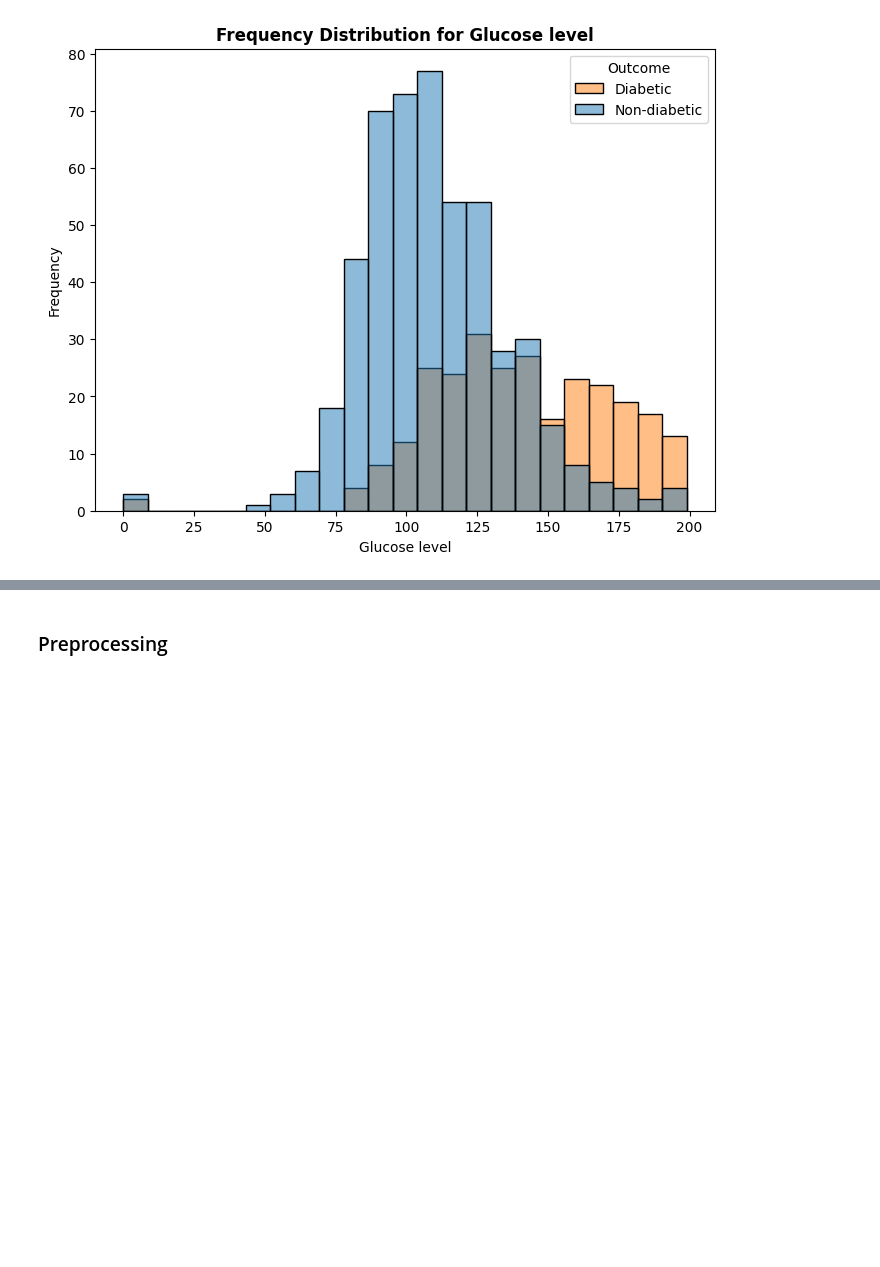
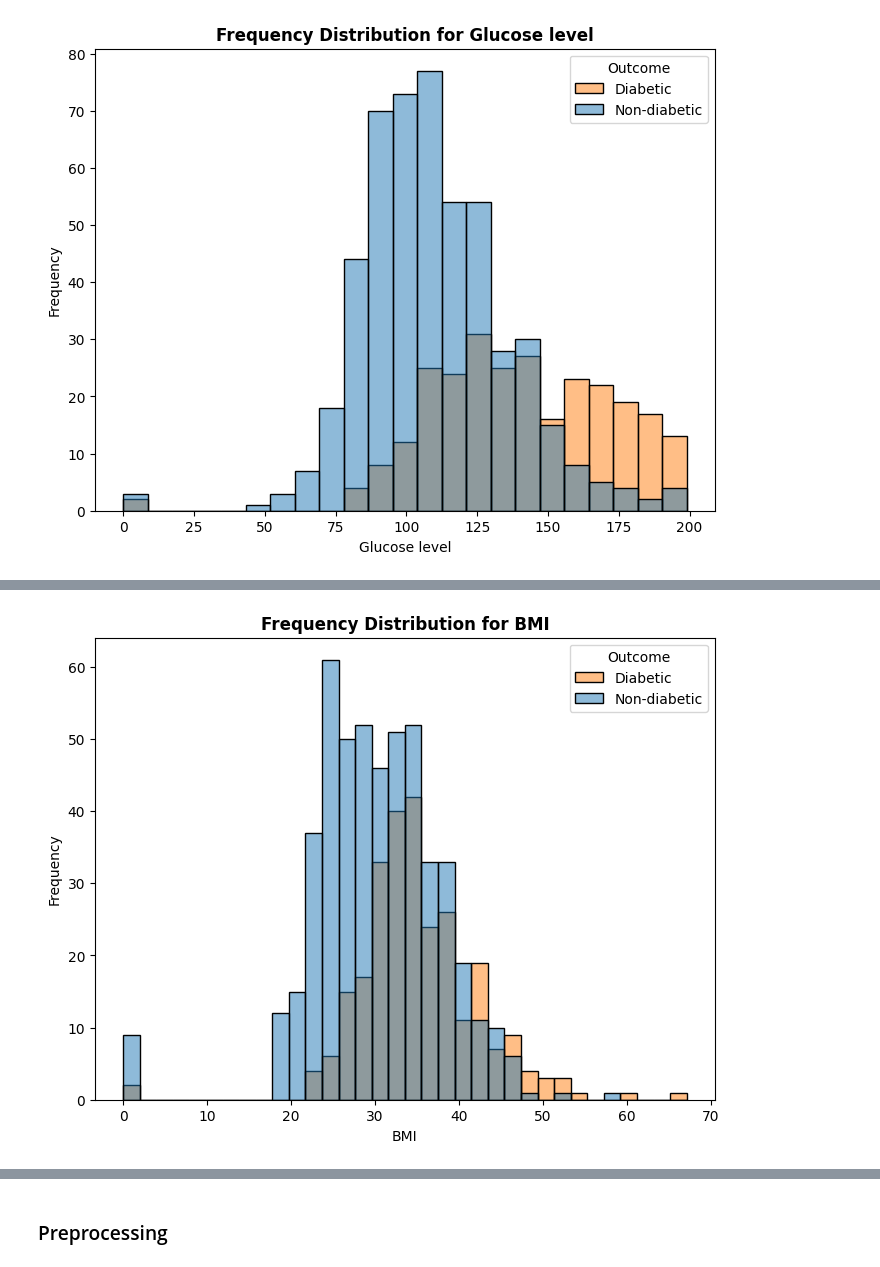
Before and after one commit to nirmit27/ds-and-ml, a Jupyter notebook: ML/diabetes-prediction.ipynb, the cells around one changed output, grey strips where cells are left out. Saved outputs shown, nothing was run; the diff lists cells and outputs as text; code cells hidden in the pictures; blank space fills up the shorter version.

```diff
--- a/ML/diabetes-prediction.ipynb
+++ b/ML/diabetes-prediction.ipynb
@@ -87,0 +134,14 @@ plt.show()
+# %%
+plt.figure(figsize=(8, 6))
+
+sns.histplot(data=df, x="BMI", hue="Outcome")
+
+plt.title("Frequency Distribution for BMI", fontweight="bold")
+plt.xlabel("BMI")
+plt.ylabel("Frequency")
+
+plt.legend(title="Outcome", labels=["Diabetic", "Non-diabetic"])
+
+plt.show()
+# %% [output]
+[figure, added]
```
Also changed, not shown: parts of 19 cells of this notebook.
